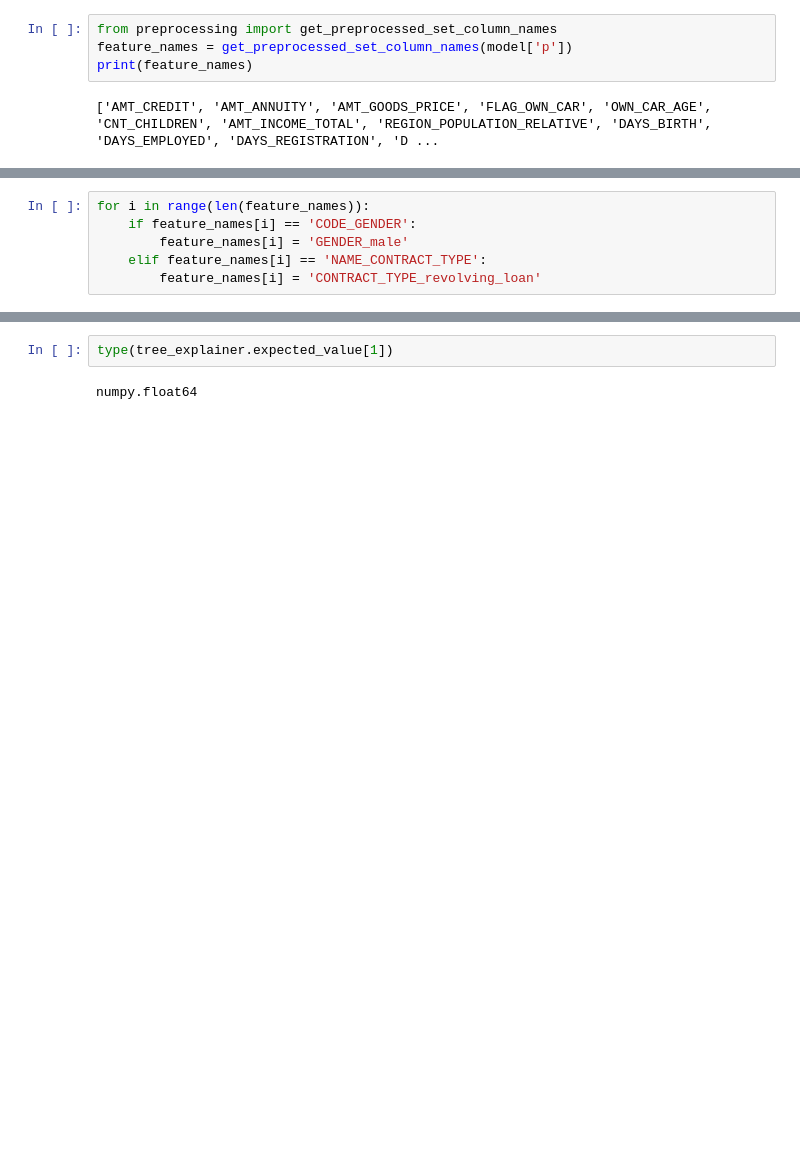
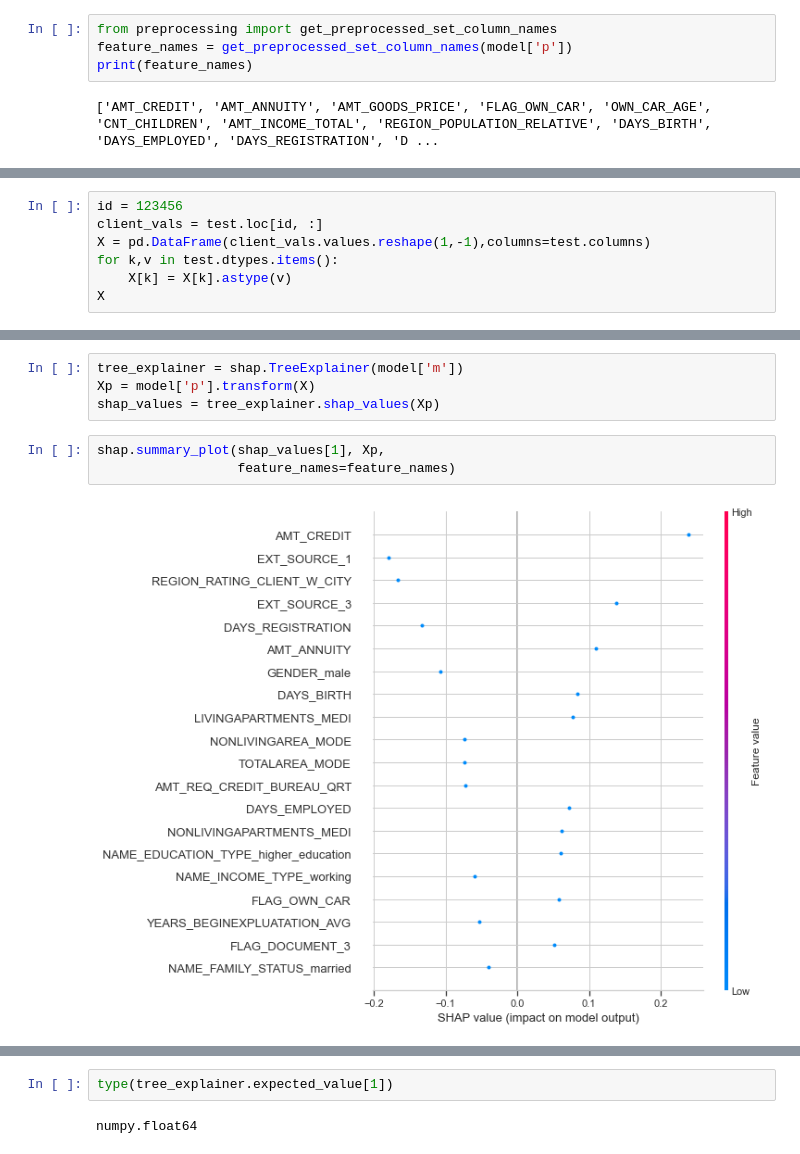
Before and after one commit to gitadum/credit_risk_rating, a Jupyter notebook: 00_notebooks/03_Modelling.ipynb, the cells around one changed output, grey strips where cells are left out. Saved outputs shown, nothing was run; the diff lists cells and outputs as text; blank space fills up the shorter version.

```diff
--- a/00_notebooks/03_Modelling.ipynb
+++ b/00_notebooks/03_Modelling.ipynb
@@ -2230,9 +2203,3 @@ shap.summary_plot(shap_values.values[:,:,1], model['p'].transform(X_test),
-# %%
-for i in range(len(feature_names)):
-    if feature_names[i] == 'CODE_GENDER':
-        feature_names[i] = 'GENDER_male'
-    elif feature_names[i] == 'NAME_CONTRACT_TYPE':
-        feature_names[i] = 'CONTRACT_TYPE_revolving_loan'
 # %%
 shap.summary_plot(shap_values[1], model['p'].transform(X_test),
                   feature_names=feature_names)
@@ -2240,0 +2210,7 @@ shap.summary_plot(shap_values[1], model['p'].transform(X_test),
+# %%
+id = 123456
+client_vals = test.loc[id, :]
+X = pd.DataFrame(client_vals.values.reshape(1,-1),columns=test.columns)
+for k,v in test.dtypes.items():
+    X[k] = X[k].astype(v)
+X
@@ -2240,0 +2221,9 @@ shap.summary_plot(shap_values[1], model['p'].transform(X_test),
+# %%
+tree_explainer = shap.TreeExplainer(model['m'])
+Xp = model['p'].transform(X)
+shap_values = tree_explainer.shap_values(Xp)
+# %%
+shap.summary_plot(shap_values[1], Xp,
+                  feature_names=feature_names)
+# %% [output]
+[figure, added]
```
Also changed, not shown: parts of 36 cells of this notebook.
